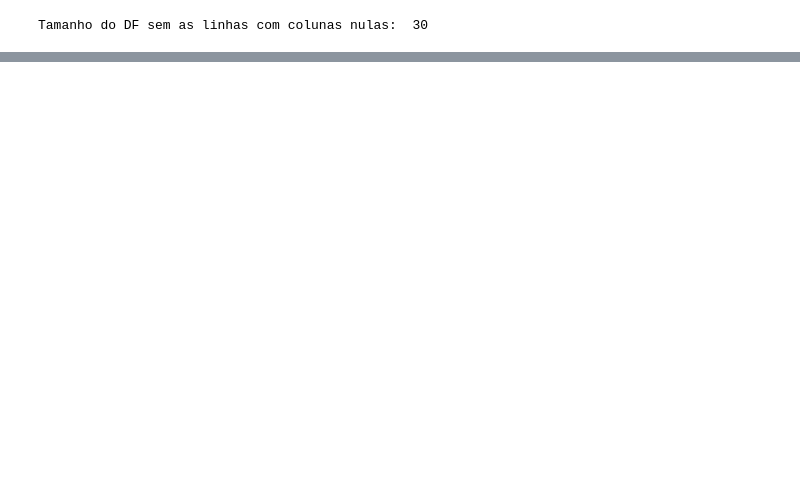
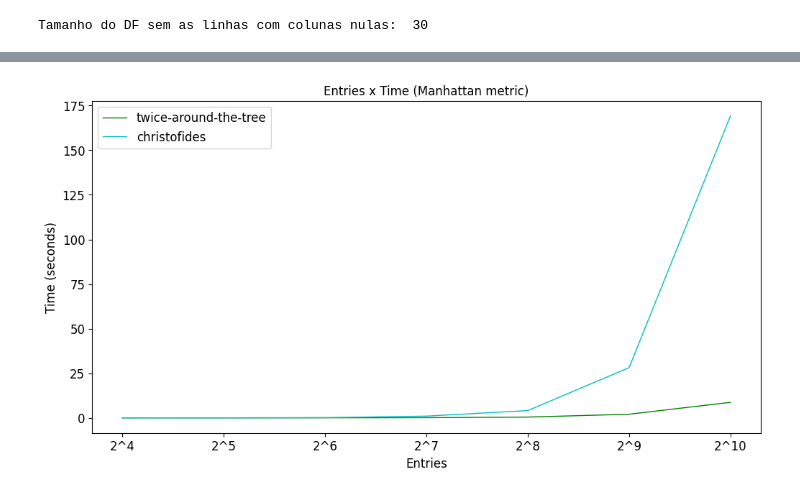
Before and after one commit to vinisilvag/travelling-salesman, a Jupyter notebook: src/analysis.ipynb, the cells around one changed output, grey strips where cells are left out. Drawn from its saved outputs; the diff is of its cells as text; code cells hidden in the pictures; blank space fills up the shorter version.

```diff
--- a/src/analysis.ipynb
+++ b/src/analysis.ipynb
@@ -90,0 +161,19 @@ full_euclidean
+# %%
+x_tat = filtered_df["entrie"].unique()
+y_tat = filtered_df.query("solver == 'twice-around-the-tree' and metric == 'manhattan'")["time_sec"]
+
+x_christofides = filtered_df["entrie"].unique()
+y_christofides = filtered_df.query("solver == 'christofides' and metric == 'manhattan'")["time_sec"]
+
+plt.plot(x_tat, y_tat, "g-", label="twice-around-the-tree")
+plt.plot(x_christofides, y_christofides, "c-", label="christofides")
+
+plt.xlabel("Entries")
+plt.ylabel("Time (seconds)")
+plt.title("Entries x Time (Manhattan metric)")
+
+plt.legend()
+
+plt.show()
+# %% [output]
+[figure, added]
```
Also changed, not shown: parts of 14 cells of this notebook, 1 other file.
